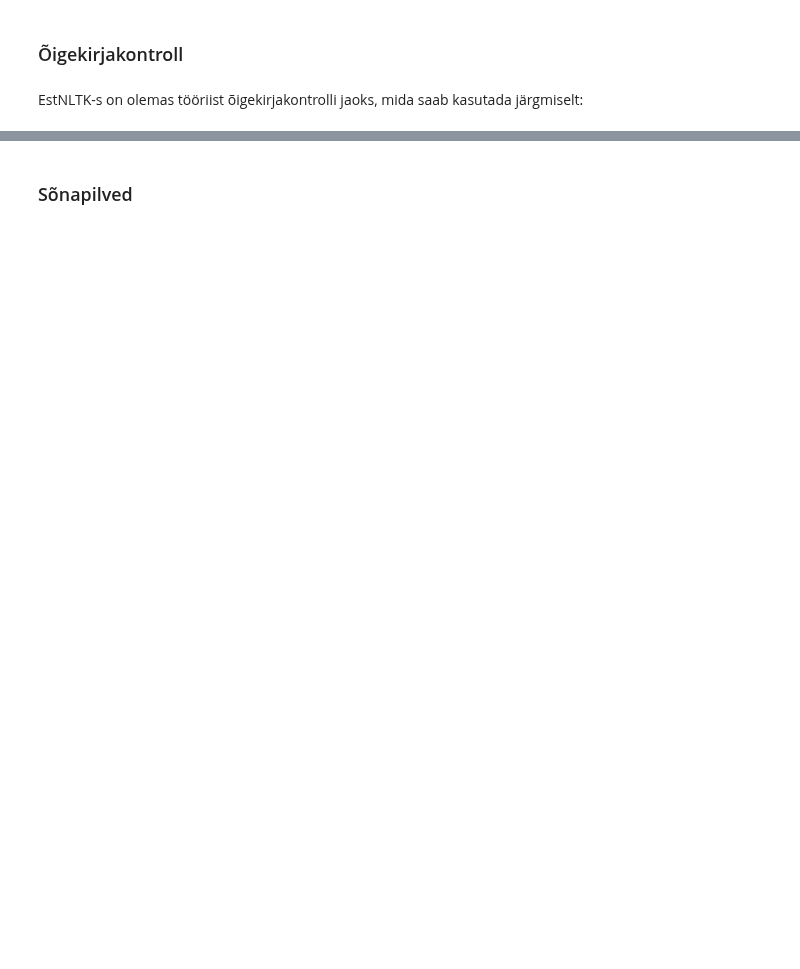
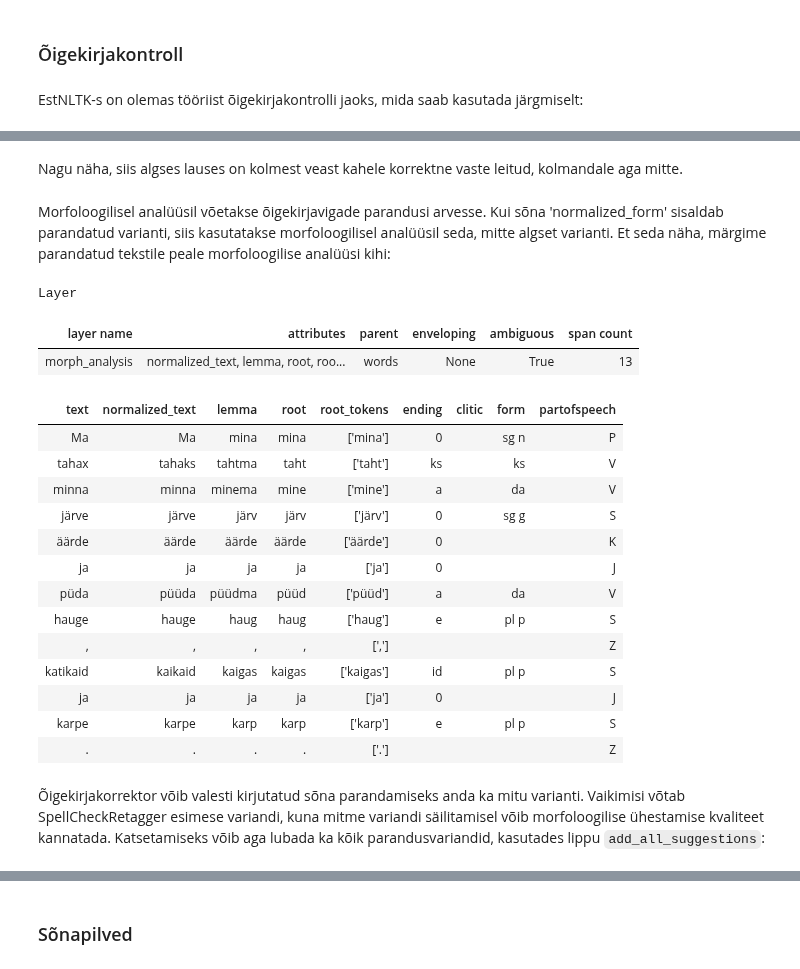
Before and after one commit to d009/EstNLP, a Jupyter notebook: Praktikum2/Praktikum_2.ipynb, the cells around one changed output, grey strips where cells are left out. Drawn from its saved outputs; the diff is of its cells as text; code cells hidden in the pictures; blank space fills up the shorter version.

```diff
--- a/Praktikum2/Praktikum_2.ipynb
+++ b/Praktikum2/Praktikum_2.ipynb
@@ -441,0 +514,14 @@ text.get.word_texts.spelling.spelling_suggestions.as_dataframe
+# %%
+from estnltk.taggers import SpellCheckRetagger
+
+# Loome kirjavigadega teksti ja märgime sellele peale sõnade kihi
+text = Text('Ma tahax minna järve äärde ja püda hauge, katikaid ja karpe.').tag_layer(['words'])
+
+# Loome õigekirjakontrollija
+spelling_tagger=SpellCheckRetagger()
+
+# Lisame vigastele sõnadele normaliseeritud kuju
+spelling_tagger.retag(text)
+
+# Vaatame tulemusi
+text.words
@@ -441,0 +546,27 @@ text.get.word_texts.spelling.spelling_suggestions.as_dataframe
+# %% [markdown]
+Nagu näha, siis algses lauses on kolmest veast kahele korrektne vaste leitud, kolmandale aga mitte.
+# %% [markdown]
+Morfoloogilisel analüüsil võetakse õigekirjavigade parandusi arvesse. Kui sõna 'normalized_form' sisaldab parandatud varianti, siis kasutatakse morfoloogilisel analüüsil seda, mitte algset varianti. Et seda näha, märgime parandatud tekstile peale morfoloogilise analüüsi kihi:
+# %%
+text.tag_layer(['morph_analysis'])
+text.morph_analysis
+# %% [output]
+Layer
+| layer name | attributes | parent | enveloping | ambiguous | span count |
+| morph_analysis | normalized_text, lemma, root, roo... | words | None | True | 13 |
+| text | normalized_text | lemma | root | root_tokens | ending | clitic | form | partofspeech |
+| Ma | Ma | mina | mina | ['mina'] | 0 |  | sg n | P |
+| tahax | tahaks | tahtma | taht | ['taht'] | ks |  | ks | V |
+| minna | minna | minema | mine | ['mine'] | a |  | da | V |
+| järve | järve | järv | järv | ['järv'] | 0 |  | sg g | S |
+| äärde | äärde | äärde | äärde | ['äärde'] | 0 |  |  | K |
+| ja | ja | ja | ja | ['ja'] | 0 |  |  | J |
+| püda | püüda | püüdma | püüd | ['püüd'] | a |  | da | V |
+| hauge | hauge | haug | haug | ['haug'] | e |  | pl p | S |
+| , | , | , | , | [','] |  |  |  | Z |
+| katikaid | kaikaid | kaigas | kaigas | ['kaigas'] | id |  | pl p | S |
+| ja | ja | ja | ja | ['ja'] | 0 |  |  | J |
+| karpe | karpe | karp | karp | ['karp'] | e |  | pl p | S |
+| . | . | . | . | ['.'] |  |  |  | Z |
+# %% [markdown]
+Õigekirjakorrektor võib valesti kirjutatud sõna parandamiseks anda ka mitu varianti. Vaikimisi võtab SpellCheckRetagger esimese variandi, kuna mitme variandi säilitamisel võib morfoloogilise ühestamise kvaliteet kannatada. Katsetamiseks võib aga lubada ka kõik parandusvariandid, kasutades lippu `add_all_suggestions`:
```
Also changed, not shown: parts of 118 cells of this notebook.
